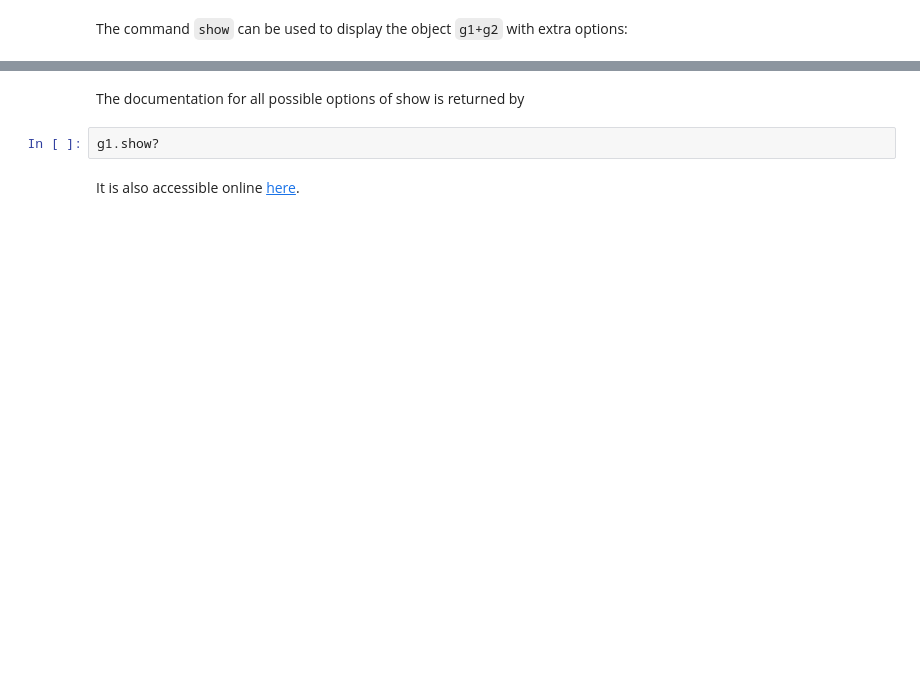
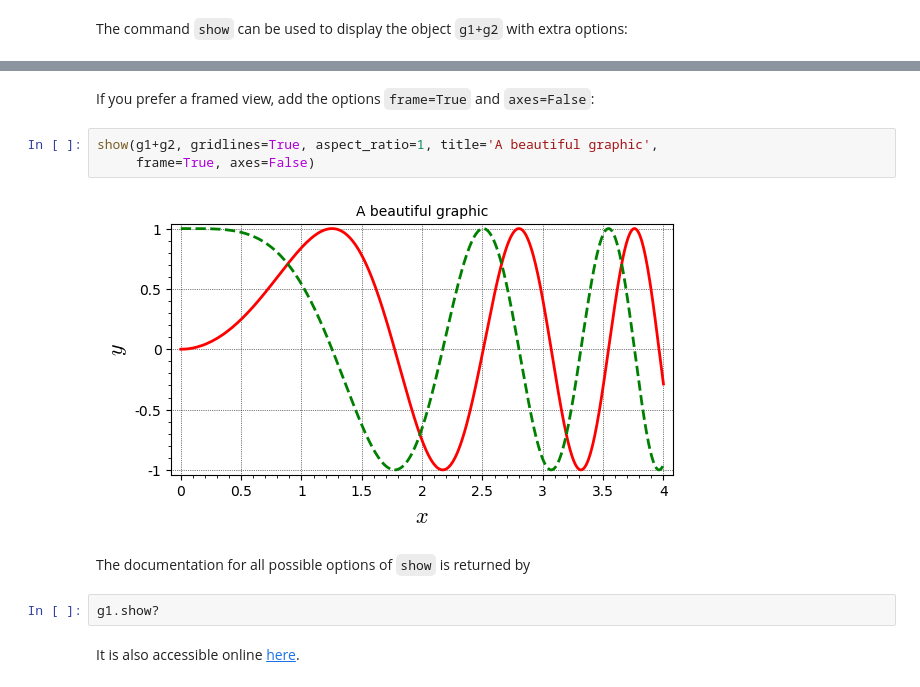
Before and after one commit to egourgoulhon/SageMathTour, a Jupyter notebook: Notebooks/plot_tour_2D.ipynb, the cells around one changed output, grey strips where cells are left out. Drawn from its saved outputs; the diff is of its cells as text; blank space fills up the shorter version.

```diff
--- a/Notebooks/plot_tour_2D.ipynb
+++ b/Notebooks/plot_tour_2D.ipynb
@@ -56,5 +56,12 @@ show(g1+g2, gridlines=True, aspect_ratio=1, title='A beautiful graphic')
+# %% [markdown]
+If you prefer a framed view, add the options `frame=True` and `axes=False`:
+# %%
+show(g1+g2, gridlines=True, aspect_ratio=1, title='A beautiful graphic',
+     frame=True, axes=False)
+# %% [output]
+[figure, added]
 # %% [markdown]
-The documentation for all possible options of show is returned by
+The documentation for all possible options of `show` is returned by
 # %%
 g1.show?
 # %% [markdown]
```
Also changed, not shown: parts of 31 cells of this notebook, 2 other files.
